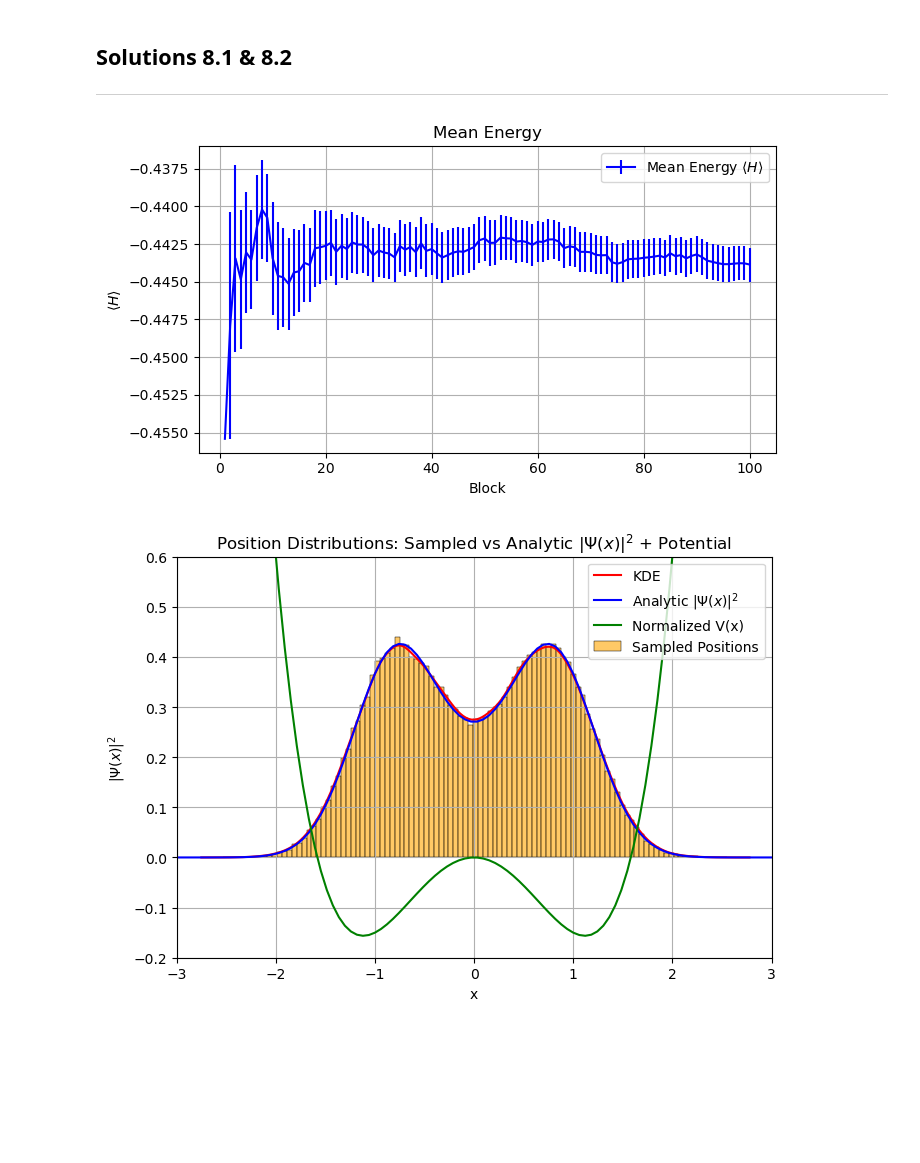
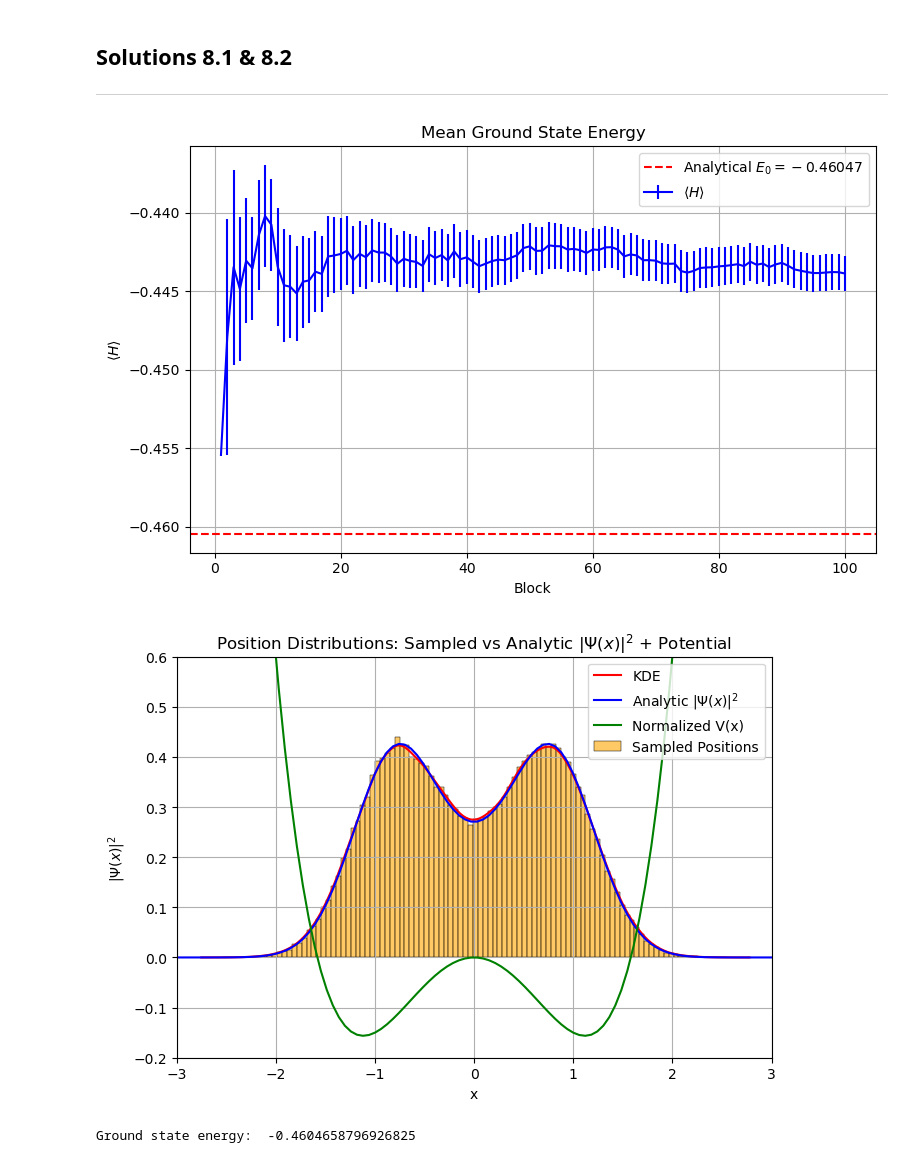
Before and after one commit to seangowen/LSN, a Jupyter notebook: Exercise8_Gowen/LSN_Exercises_08.ipynb, the cells around one changed output. Saved outputs shown, nothing was run; the diff lists cells and outputs as text; code cells hidden in the pictures; blank space fills up the shorter version.

```diff
--- a/Exercise8_Gowen/LSN_Exercises_08.ipynb
+++ b/Exercise8_Gowen/LSN_Exercises_08.ipynb
@@ -386,50 +277,51 @@ import numpy as np
 import matplotlib.pyplot as plt
 import seaborn as sns
 
-# Load data
 pos = np.loadtxt("./Variational_MC/positions.dat", usecols=(1))
 blocks, avg, err = np.loadtxt("./Variational_MC/energy.dat", usecols=(0, 2, 3), unpack=True)
 
 mu = 0.8
 sig = 0.6
 x = np.linspace(-3, 3, 100)
 
-# ------------------------
-# Mean Energy Plot
-# ------------------------
-plt.figure(figsize=(7, 4))
-plt.errorbar(blocks, avg, yerr=err, capsize=0, color='b', label=r'Mean Energy $\langle H \rangle$')
-plt.title("Mean Energy")
+# Mean Energy (Ground State) Plot
+
+plt.figure(figsize=(8, 5))
+
+plt.axhline(E[0], color='red', linestyle='--',
+            label=fr'Analytical $E_0$')
+plt.errorbar(blocks, avg, yerr=err, capsize=0, color='b', label=r'$\langle H \rangle$')
+plt.title("Mean Ground State Energy")
 plt.xlabel("Block")
 plt.ylabel(r"$\langle H \rangle$")
 plt.grid()
 plt.legend()
 plt.tight_layout()
 plt.show()
 
-# ------------------------
 # Position Distributions
-# ------------------------
+
 plt.figure(figsize=(7, 5))
-# Histogram of sampled positions
-sns.histplot(pos, stat="density", color="orange", label="Sampled Positions", alpha=0.6)
-# Kernel density estimate of positions
-sns.kdeplot(pos, color="red", label="KDE")
-# Analytic curve
-sns.lineplot(x=x, y=prob(x, 0.4, 0.8, 0.6), color="blue", label=r'Analytic $|\Psi(x)|^2$')
-# Potential curve (normalized to max=1 for visualization)
-V = Vpot(x)*0.1
+
+sns.histplot(pos, stat="density", color="orange", label="Sampled Positions", alpha=0.6)    # Histogram of sampled positions
+sns.kdeplot(pos, color="red", label="KDE") # Kernel density estimate of positions (= smooth estimate of histogram)
+sns.lineplot(x=x, y=prob(x, 0.4, 0.8, 0.6), color="blue", label=r'Analytic $|\Psi(x)|^2$')  # Analytic curve
+
+V = Vpot(x)*0.1  # Potential curve (normalized to max=1 for visualization)
 sns.lineplot(x=x, y=V, color="green", label="Normalized V(x)")
 
 plt.title(r'Position Distributions: Sampled vs Analytic $|\Psi(x)|^2$ + Potential')
 plt.xlabel("x")
 plt.ylabel(r"$|\Psi(x)|^2$")
 plt.ylim(-0.2,0.6)
 plt.xlim(-3, 3)
 plt.grid()
 plt.legend()
 plt.tight_layout()
 plt.show()
+
+print("Ground state energy: ", E[0])
 # %% [output]
-[figure, old version]
+[figure, new version]
 [figure]
+Ground state energy:  -0.4604658796926825
```
Also changed, not shown: parts of 3 cells of this notebook.
